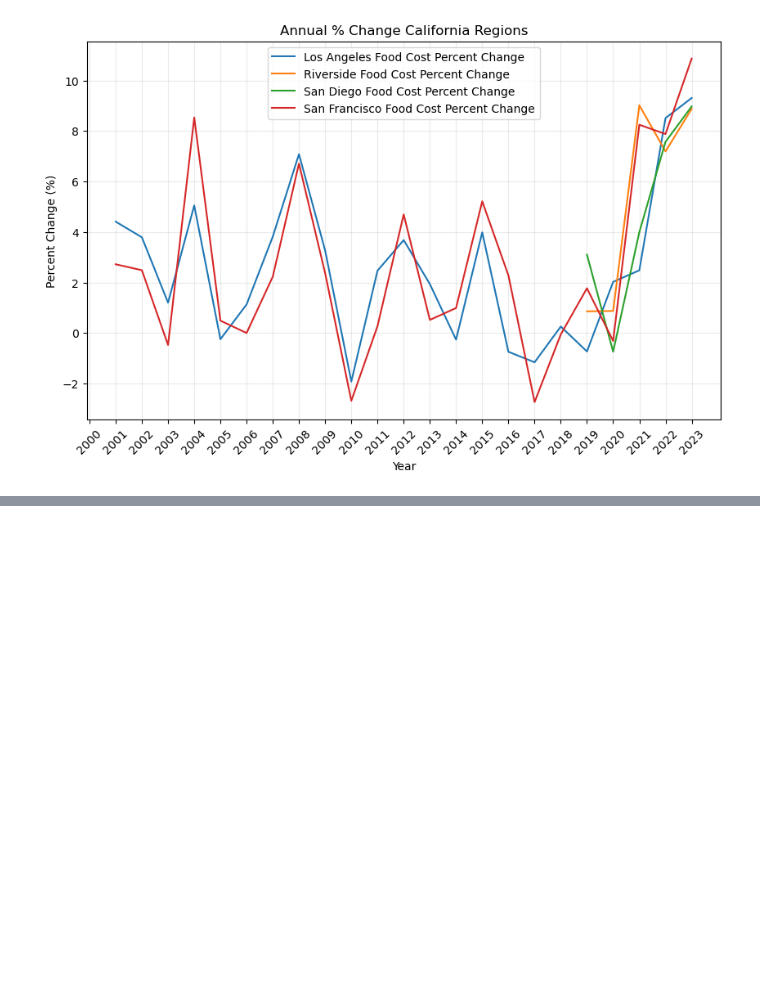
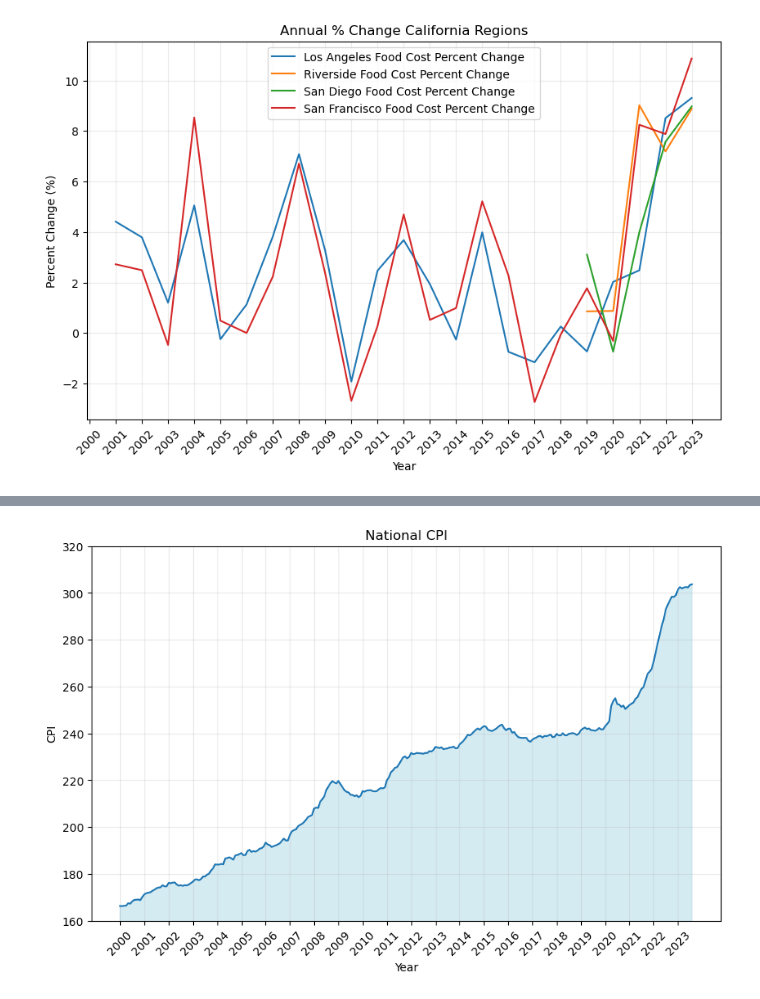
Before and after one commit to BeccaBenn/grocery_inflation, a Jupyter notebook: Becca/Max_copy/CPI_Expenditure_Detail.ipynb, the cells around one changed output, grey strips where cells are left out. Drawn from its saved outputs; the diff is of its cells as text; code cells hidden in the pictures; blank space fills up the shorter version.

Commit message:
add national cpi graph

```diff
--- a/Becca/Max_copy/CPI_Expenditure_Detail.ipynb
+++ b/Becca/Max_copy/CPI_Expenditure_Detail.ipynb
@@ -483,0 +505,21 @@ plt.show()
+# %%
+# Create a list of years from 2000 to 2023
+custom_years = list(range(2000, 2024))
+plt.figure(figsize=(10, 6))
+# Specify the column to omit (change 'Column_To_Omit' to the actual column name)
+plt.plot(expenditure_df.index, expenditure_df ['usa_food_at_home'], marker='', linestyle='-')
+plt.xlabel('Year')
+plt.ylabel('CPI')
+plt.title('National CPI')
+plt.grid(True)
+
+# Set custom x-axis ticks to display the years 2000 to 2023
+plt.xticks(expenditure_df.index[::12], custom_years, rotation=45)
+plt.fill_between(expenditure_df.index, expenditure_df['usa_food_at_home'], color='lightblue', alpha=0.5)
+
+plt.ylim(160, 320)
+plt.grid(alpha=0.25)
+plt.savefig('C:/Users/benne/OneDrive/Desktop/BootCamp/Group_projects/project_1/grocery_inflation/Images/National_CPI.png', dpi=300)
+plt.show()
+# %% [output]
+[figure, added]
```
Also changed, not shown: parts of 1 cell of this notebook, 1 other file.
